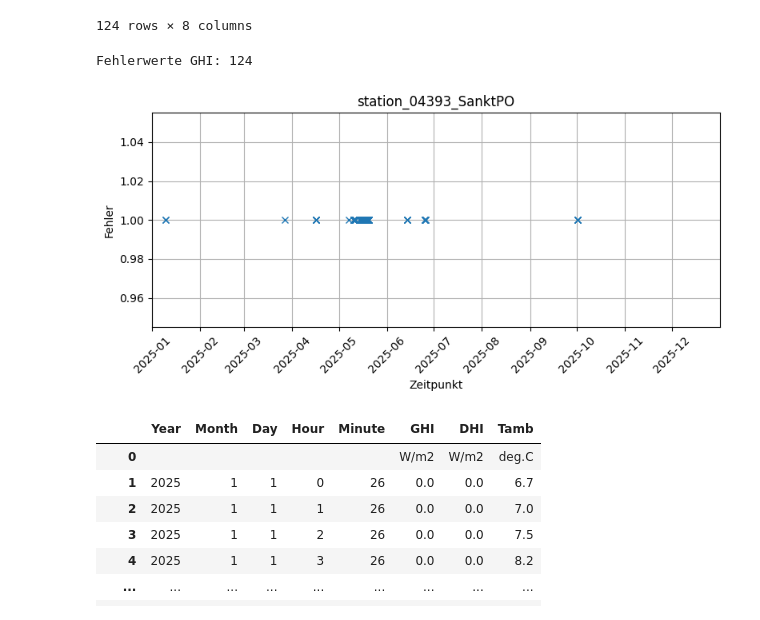
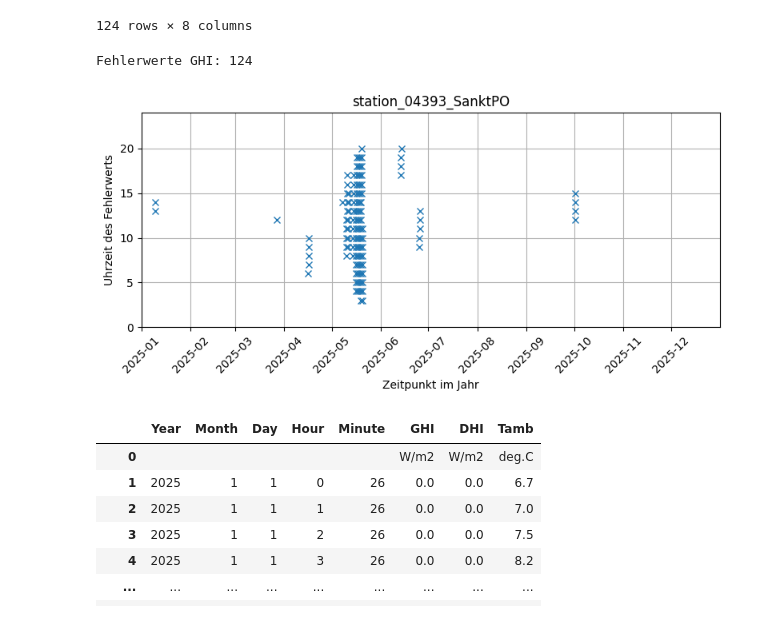
Before and after one commit to CasGross/work_things_at_Kraftwerk, a Jupyter notebook: Wetterzeitreihen/dwd_to_csv_hourly_timeshift.ipynb, the cells around one changed output. Cells and saved outputs as stored; diff of their text form; code cells hidden in the pictures.

```diff
--- a/Wetterzeitreihen/dwd_to_csv_hourly_timeshift.ipynb
+++ b/Wetterzeitreihen/dwd_to_csv_hourly_timeshift.ipynb
@@ -329,19 +342,20 @@ See the caveats in the documentation: https://pandas.pydata.org/pandas-docs/stab
 # %%
 UTC.loc[negative_indices_ghi]
 print(f"Fehlerwerte GHI: {len(negative_indices_ghi)}")
 plt.figure(figsize=(8,4))
-plt.plot(UTC.loc[negative_indices_ghi], [1]*len(negative_indices_ghi), linestyle="none", marker="x")
+plt.plot(UTC.loc[negative_indices_ghi], df_neu_relevant.loc[negative_indices_ghi]['Hour'], linestyle="none", marker="x")
 plt.xlim(start, ende)
+plt.ylim(0, 24)
 plt.xticks(rotation=45)
-plt.xlabel("Zeitpunkt")
-plt.ylabel("Fehler")
+plt.xlabel("Zeitpunkt im Jahr")
+plt.ylabel("Uhrzeit des Fehlerwerts")
 plt.title(stationsID)
 plt.grid(True)
 plt.tight_layout()
 plt.show()
 # %% [output]
 Fehlerwerte GHI: 124
-[figure, old version]
+[figure, new version]
 # %%
 new_row = ['', '', '', '', '','W/m2','W/m2','deg.C']
 # einheiten einfügen bei CSV -> entkommentieren der beiden Zeilen unten
```
Also changed, not shown: parts of 7 cells of this notebook, 4 other files.
